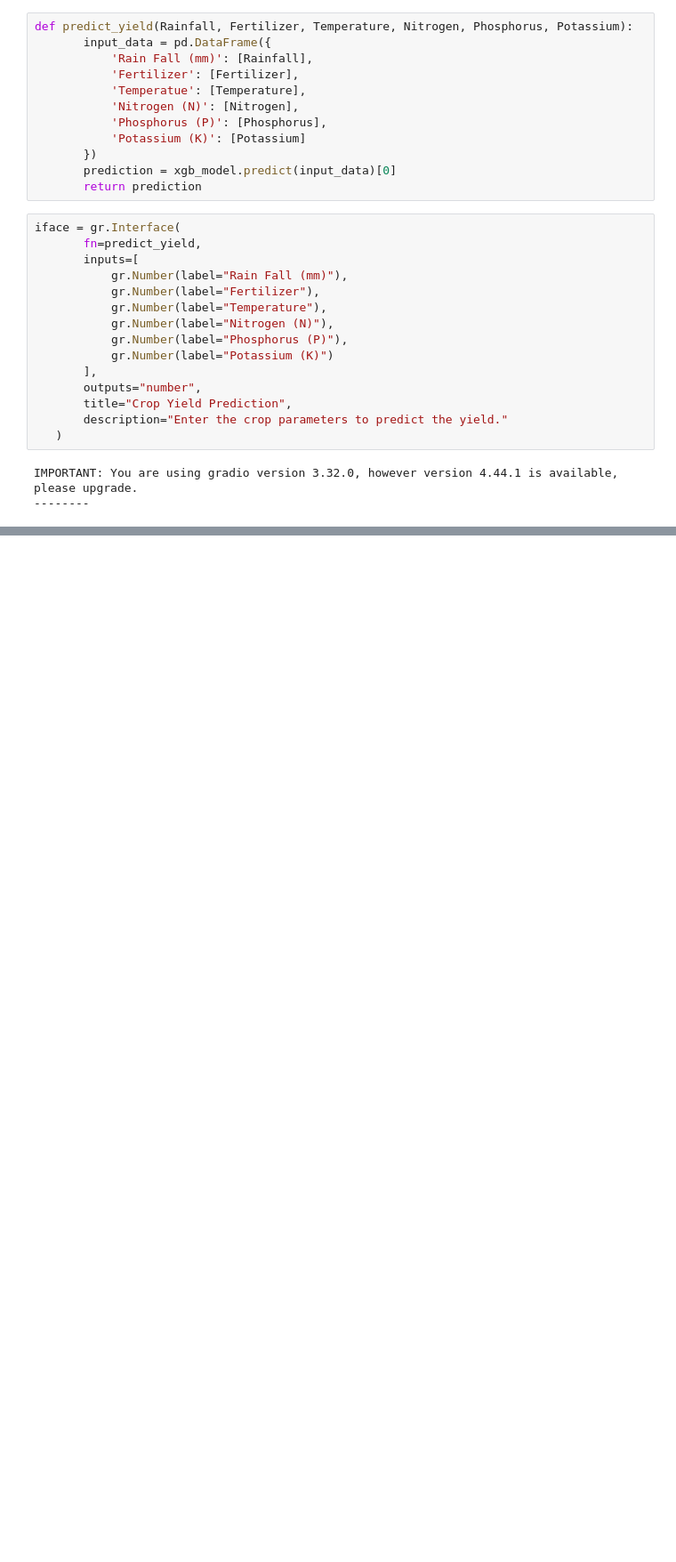
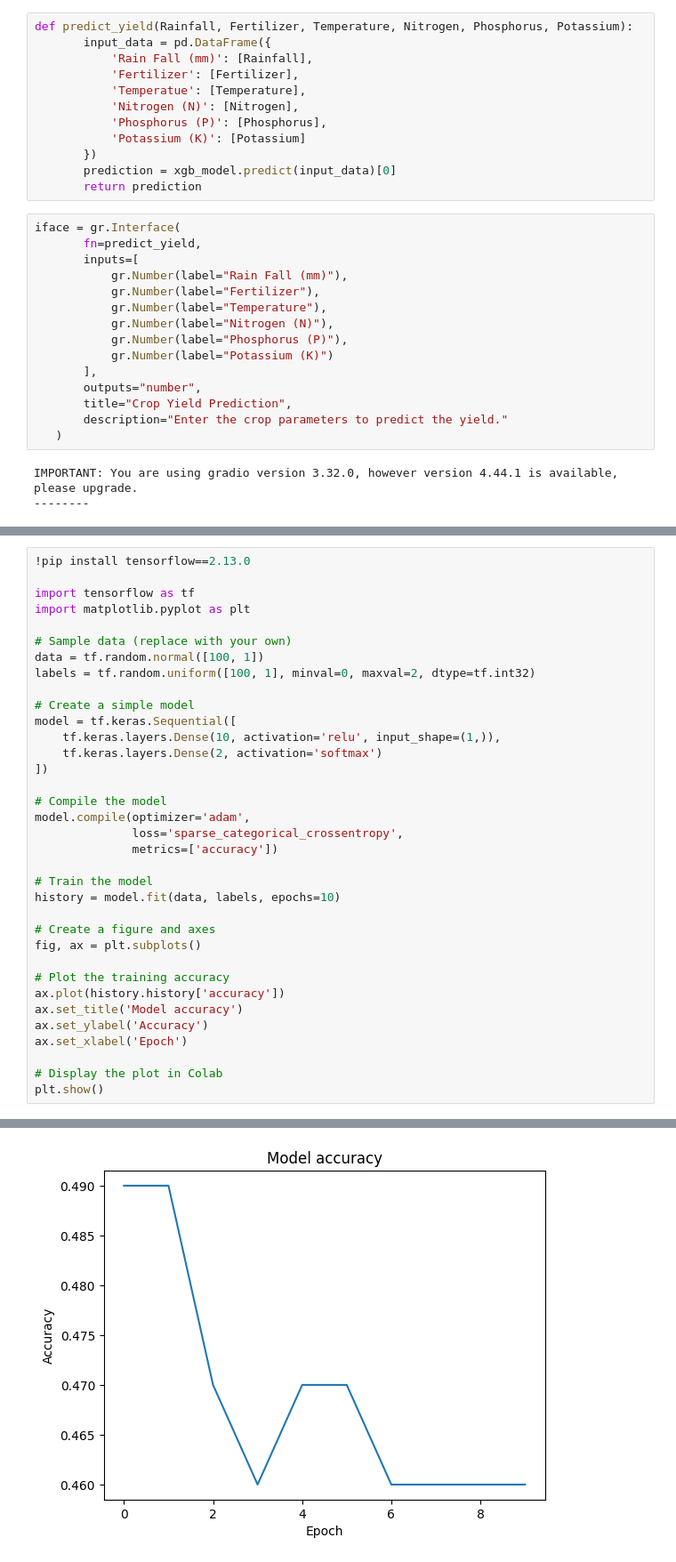
Before and after one commit to Shyam963/predicrop, a Jupyter notebook: Untitled5.ipynb, the cells around one changed output, grey strips where cells are left out. Shown at 89% size. Drawn from its saved outputs; the diff is of its cells as text; blank space fills up the shorter version.

```diff
--- a/Untitled5.ipynb
+++ b/Untitled5.ipynb
@@ -459,3 +459,39 @@ Running on public URL: https://597c533aa30acf0f27.gradio.live
 
 This share link expires in 72 hours. For free permanent hosting and GPU upgrades (NEW!), check out Spaces: https://huggingface.co/spaces
 [interactive output not drawn]
+# %%
+!pip install tensorflow==2.13.0
+
+import tensorflow as tf
+import matplotlib.pyplot as plt
+
+# Sample data (replace with your own)
+data = tf.random.normal([100, 1])
+labels = tf.random.uniform([100, 1], minval=0, maxval=2, dtype=tf.int32)
+
+# Create a simple model
+model = tf.keras.Sequential([
+    tf.keras.layers.Dense(10, activation='relu', input_shape=(1,)),
+    tf.keras.layers.Dense(2, activation='softmax')
+])
+
+# Compile the model
+model.compile(optimizer='adam',
+              loss='sparse_categorical_crossentropy',
+              metrics=['accuracy'])
+
+# Train the model
+history = model.fit(data, labels, epochs=10)
+
+# Create a figure and axes
+fig, ax = plt.subplots()
+
+# Plot the training accuracy
+ax.plot(history.history['accuracy'])
+ax.set_title('Model accuracy')
+ax.set_ylabel('Accuracy')
+ax.set_xlabel('Epoch')
+
+# Display the plot in Colab
+plt.show()
+# %% [output]
@@ -461,0 +515 @@ This share link expires in 72 hours. For free permanent hosting and GPU upgrades
+[figure, added]
```
Also changed, not shown: parts of 3 cells of this notebook.
